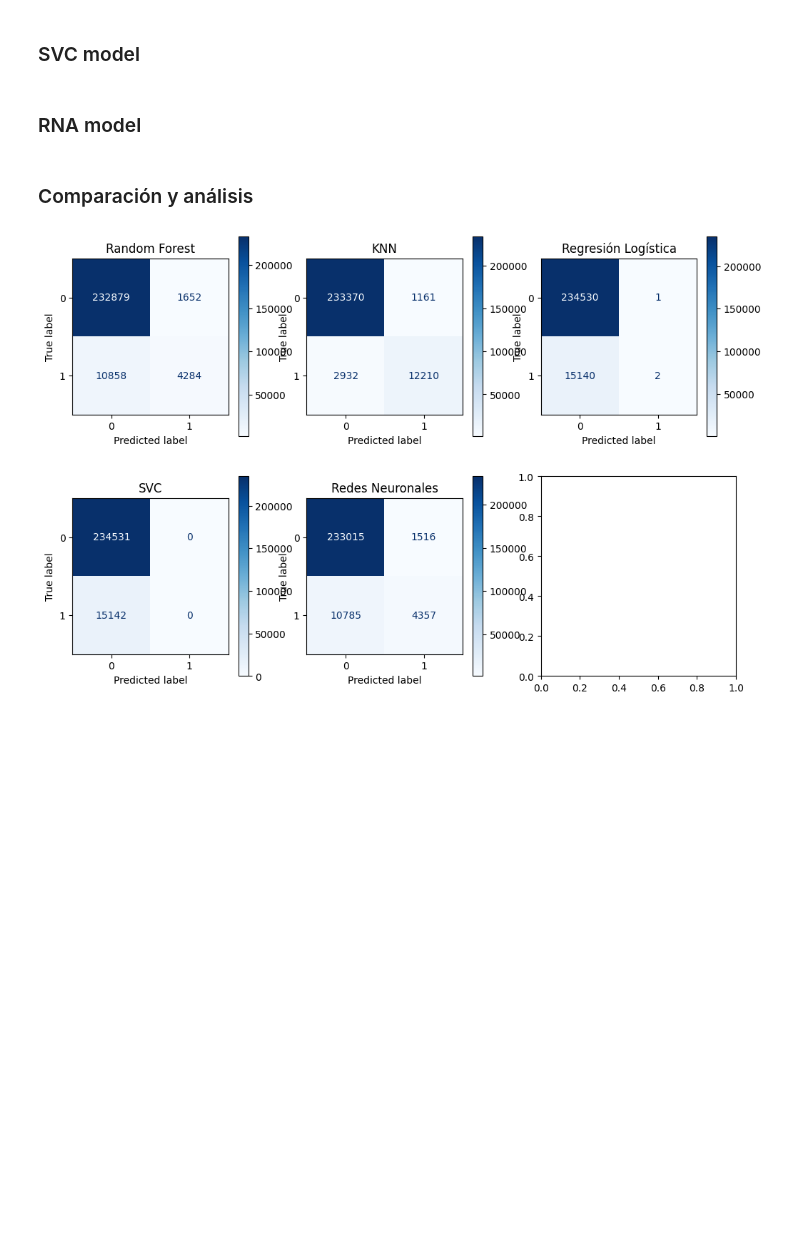
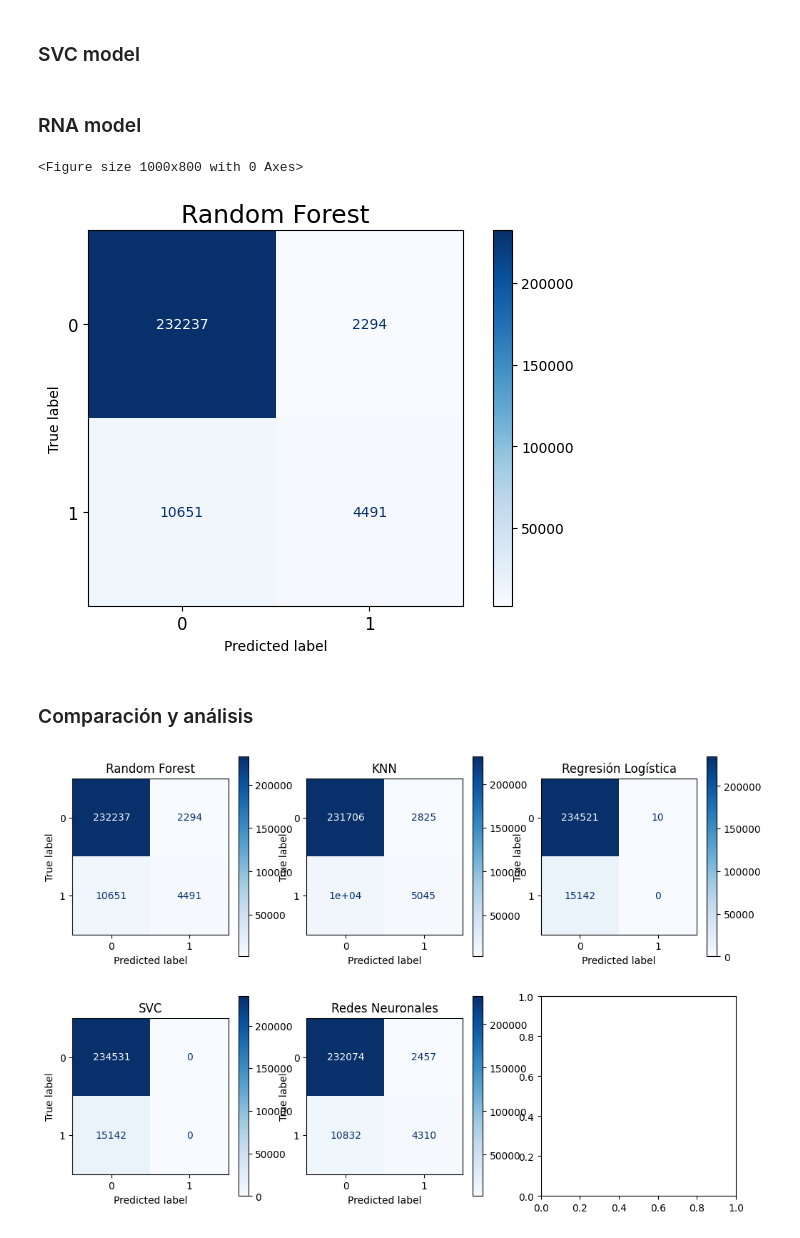
Before and after one commit to Sofiamishel2003/Proyecto-3, a Jupyter notebook: Modelos de aprendizaje/Comparacion_Clasificacion.ipynb, the cells around one changed output. Cells and saved outputs as stored; diff of their text form; code cells hidden in the pictures; blank space fills up the shorter version.

```diff
--- a/Modelos de aprendizaje/Comparacion_Clasificacion.ipynb
+++ b/Modelos de aprendizaje/Comparacion_Clasificacion.ipynb
@@ -23,5 +25,25 @@ from sklearn.neural_network import MLPClassifier
 from sklearn.linear_model import LogisticRegression
 # %% [markdown]
 ### Generación de datos a usar
+# %%
+df = pd.read_csv('../Datos/dataset_modelo.csv')
+
+ocupacion_columns = ['Ocupacion del Hombre', 'Ocupacion de la Mujer']
+
+df['Clase de Union'] = df['Clase de Union'].replace(9, np.nan)
+df['Numero de Nupcias del Hombre'] = df['Numero de Nupcias del Hombre'].replace(9, np.nan)
+df['Numero de Nupcias de la Mujer'] = df['Numero de Nupcias de la Mujer'].replace(9, np.nan)
+df['Edad del Hombre'] = df['Edad del Hombre'].replace(999, np.nan)
+df['Edad de la Mujer'] = df['Nacionalidad de la Mujer'].replace(999, np.nan)
+df['Pueblo de Pertenencia del Hombre'] = df['Pueblo de Pertenencia del Hombre'].replace(9, np.nan)
+df['Pueblo de Pertenencia de la Mujer'] = df['Pueblo de Pertenencia de la Mujer'].replace(9, np.nan)
+df['Nacionalidad del Hombre'] = df['Nacionalidad del Hombre'].replace(9999, np.nan)
+df['Nacionalidad de la Mujer'] = df['Nacionalidad de la Mujer'].replace(9999, np.nan)
+df['Escolaridad del Hombre'] = df['Escolaridad del Hombre'].replace(9, np.nan)
+df['Escolaridad de la Mujer'] = df['Escolaridad de la Mujer'].replace(9, np.nan)
+df['Ocupacion del Hombre'] = df['Ocupacion del Hombre'].replace(99, np.nan)
+df['Ocupacion de la Mujer'] = df['Ocupacion de la Mujer'].replace(99, np.nan)
+df[ocupacion_columns] = df[ocupacion_columns].replace(["IGNORADO", "NEOG"], np.nan)
+df['Area Geografica de la Ocurrencia'] = df['Area Geografica de la Ocurrencia'].replace(9, np.nan)
 # %%
 # Cargar los datos
@@ -133,6 +154,29 @@ rna_classifier.fit(X_train, y_train)
 tiempo_entrenamiento_rna = time.time() - start
 
 y_predRNA = rna_classifier.predict(X_test)
+# %%
+# Solo mostrar matriz de confusión para Random Forest
+modelos = ["Random Forest"]
+
+# Crear una figura grande para mostrar solo Random Forest
+plt.figure(figsize=(10, 8))
+
+# Crear la matriz de confusión
+cm = confusion_matrix(y_test, y_predRF)
+disp = ConfusionMatrixDisplay(confusion_matrix=cm)
+
+# Mostrar con un mapa de colores azul
+disp.plot(cmap="Blues")
+plt.title("Random Forest", fontsize=18)
+plt.xticks(fontsize=12)
+plt.yticks(fontsize=12)
+
+# Ajustar diseño
+plt.tight_layout()
+plt.show()
+# %% [output]
+<Figure size 1000x800 with 0 Axes>
+[figure, added]
 # %% [markdown]
 ### Comparación y análisis
 # %%
```
Also changed, not shown: parts of 5 cells of this notebook, 1 other file.
